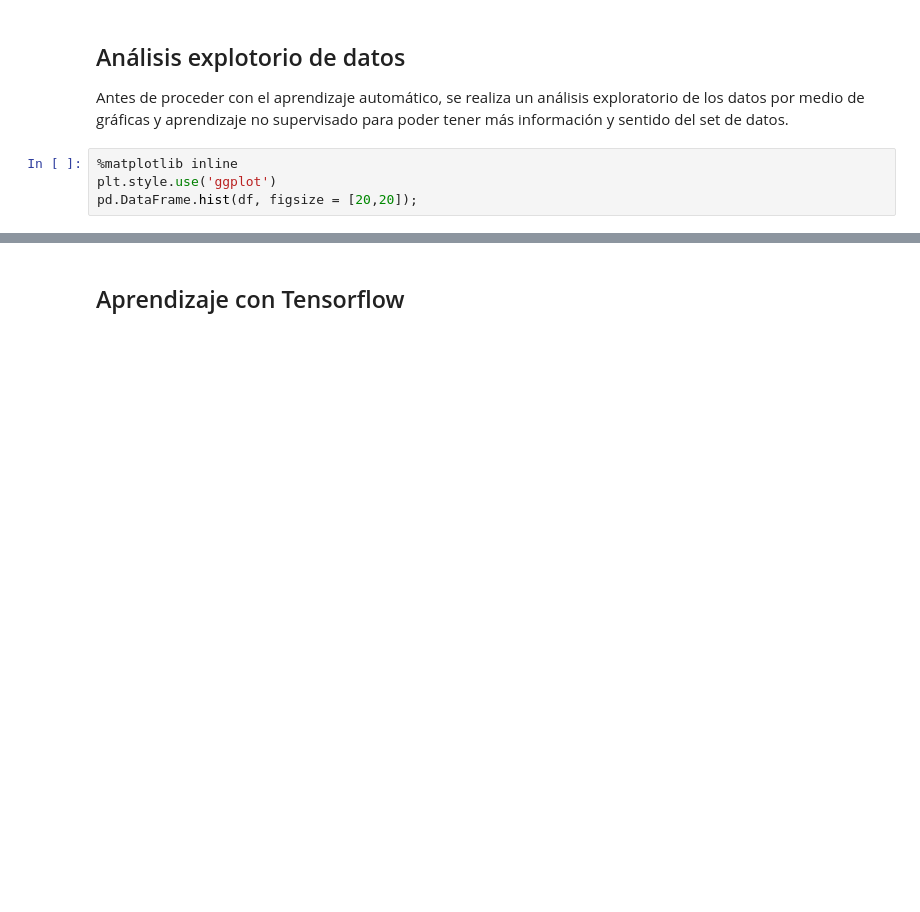
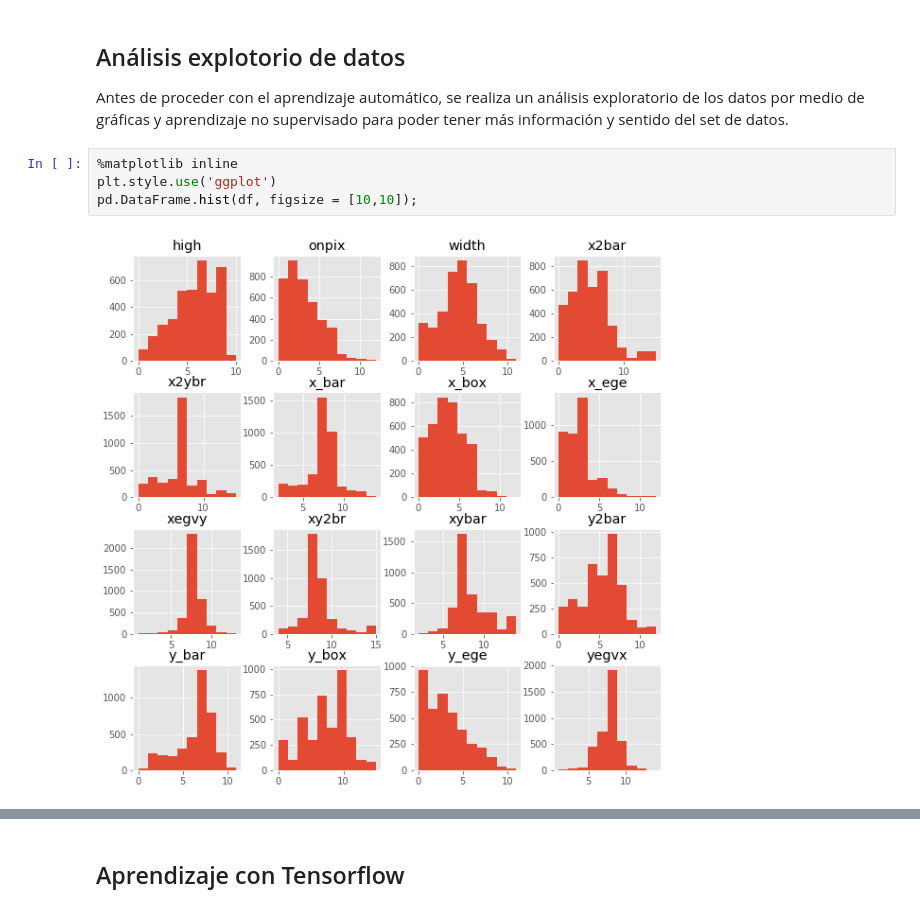
Before and after one commit to dkohkemper/pattern_recognition, a Jupyter notebook: proyecto_final/proyecto_final.ipynb, the cells around one changed output, grey strips where cells are left out. Cells and saved outputs as stored; diff of their text form; blank space fills up the shorter version.

```diff
--- a/proyecto_final/proyecto_final.ipynb
+++ b/proyecto_final/proyecto_final.ipynb
@@ -163,4 +169,6 @@ Antes de proceder con el aprendizaje automático, se realiza un análisis explor
 # %%
 %matplotlib inline
 plt.style.use('ggplot')
-pd.DataFrame.hist(df, figsize = [20,20]);
+pd.DataFrame.hist(df, figsize = [10,10]);
+# %% [output]
+[figure, added]
```
Also changed, not shown: parts of 32 cells of this notebook.
